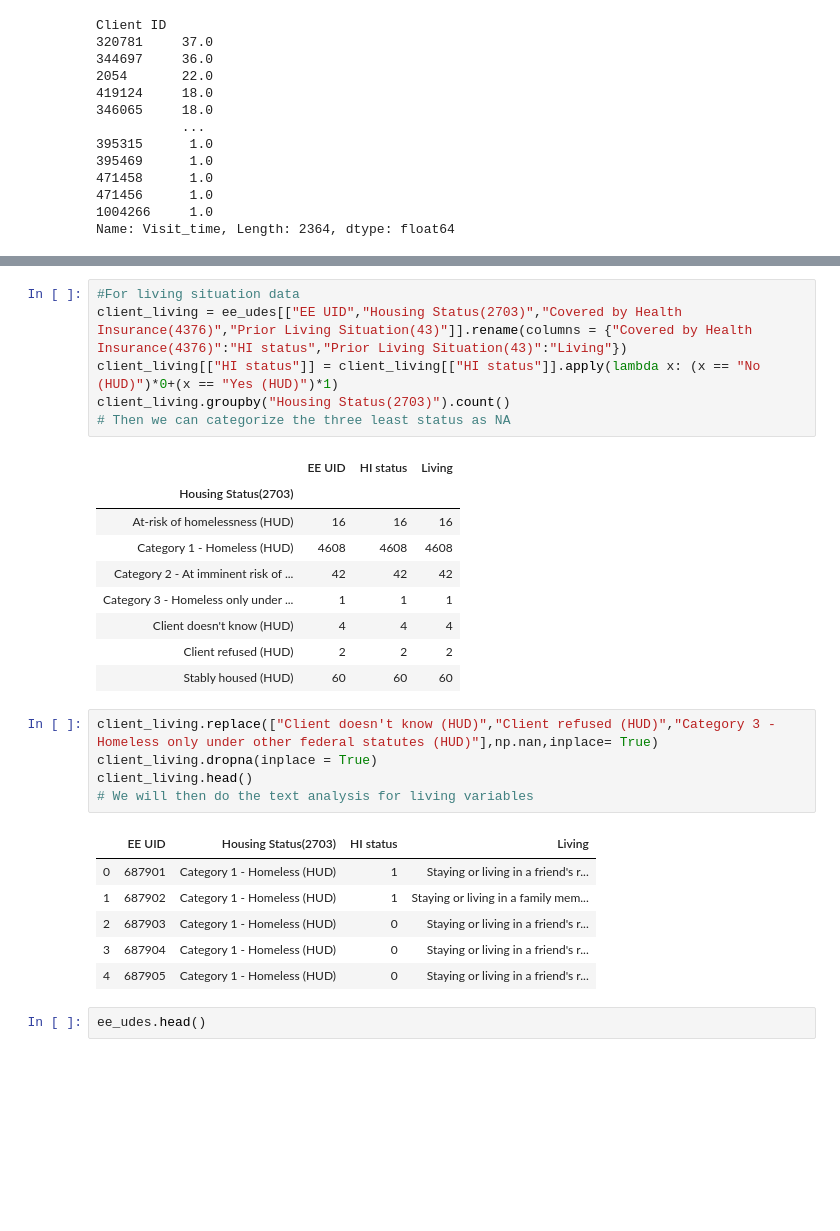
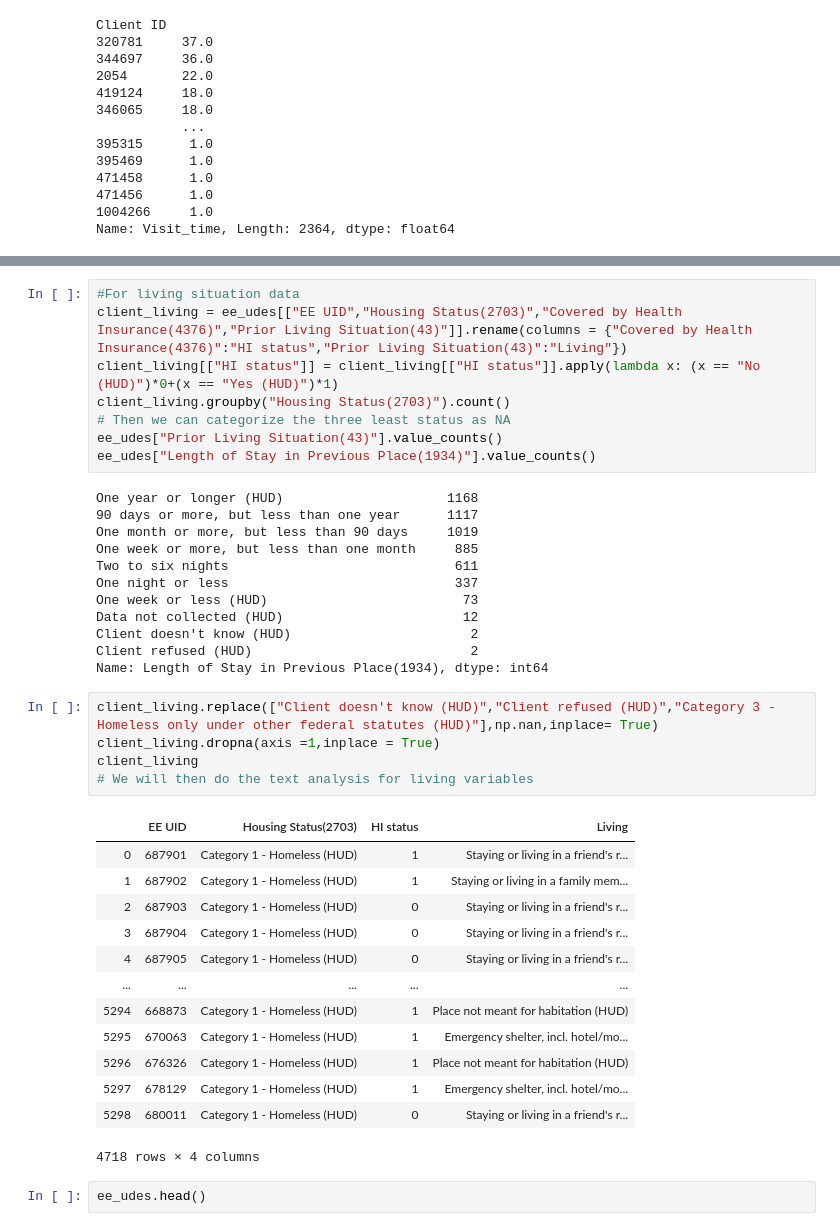
Before and after one commit to CHENGHAO-WANG/bios611-projects-fall-2019-lcw68, a Jupyter notebook: project_3/scripts/Proj3_wrangling.ipynb, the cells around one changed output, grey strips where cells are left out. Drawn from its saved outputs; the diff is of its cells as text; blank space fills up the shorter version.

```diff
--- a/project_3/scripts/Proj3_wrangling.ipynb
+++ b/project_3/scripts/Proj3_wrangling.ipynb
@@ -178,28 +322,39 @@ client_living = ee_udes[["EE UID","Housing Status(2703)","Covered by Health Insu
 client_living[["HI status"]] = client_living[["HI status"]].apply(lambda x: (x == "No (HUD)")*0+(x == "Yes (HUD)")*1)
 client_living.groupby("Housing Status(2703)").count()
 # Then we can categorize the three least status as NA
+ee_udes["Prior Living Situation(43)"].value_counts()
+ee_udes["Length of Stay in Previous Place(1934)"].value_counts()
 # %% [output]
-|  | EE UID | HI status | Living |
-| Housing Status(2703) |  |  |  |
-| At-risk of homelessness (HUD) | 16 | 16 | 16 |
-| Category 1 - Homeless (HUD) | 4608 | 4608 | 4608 |
-| Category 2 - At imminent risk of ... | 42 | 42 | 42 |
-| Category 3 - Homeless only under ... | 1 | 1 | 1 |
-| Client doesn't know (HUD) | 4 | 4 | 4 |
-| Client refused (HUD) | 2 | 2 | 2 |
-| Stably housed (HUD) | 60 | 60 | 60 |
+One year or longer (HUD)                     1168
+90 days or more, but less than one year      1117
+One month or more, but less than 90 days     1019
+One week or more, but less than one month     885
+Two to six nights                             611
+One night or less                             337
+One week or less (HUD)                         73
+Data not collected (HUD)                       12
+Client doesn't know (HUD)                       2
+Client refused (HUD)                            2
+Name: Length of Stay in Previous Place(1934), dtype: int64
 # %%
 client_living.replace(["Client doesn't know (HUD)","Client refused (HUD)","Category 3 - Homeless only under other federal statutes (HUD)"],np.nan,inplace= True)
-client_living.dropna(inplace = True)
-client_living.head()
+client_living.dropna(axis =1,inplace = True)
+client_living
 # We will then do the text analysis for living variables
 # %% [output]
 |  | EE UID | Housing Status(2703) | HI status | Living |
 | 0 | 687901 | Category 1 - Homeless (HUD) | 1 | Staying or living in a friend's r... |
 | 1 | 687902 | Category 1 - Homeless (HUD) | 1 | Staying or living in a family mem... |
 | 2 | 687903 | Category 1 - Homeless (HUD) | 0 | Staying or living in a friend's r... |
 | 3 | 687904 | Category 1 - Homeless (HUD) | 0 | Staying or living in a friend's r... |
 | 4 | 687905 | Category 1 - Homeless (HUD) | 0 | Staying or living in a friend's r... |
+| ... | ... | ... | ... | ... |
+| 5294 | 668873 | Category 1 - Homeless (HUD) | 1 | Place not meant for habitation (HUD) |
+| 5295 | 670063 | Category 1 - Homeless (HUD) | 1 | Emergency shelter, incl. hotel/mo... |
+| 5296 | 676326 | Category 1 - Homeless (HUD) | 1 | Place not meant for habitation (HUD) |
+| 5297 | 678129 | Category 1 - Homeless (HUD) | 1 | Emergency shelter, incl. hotel/mo... |
+| 5298 | 680011 | Category 1 - Homeless (HUD) | 0 | Staying or living in a friend's r... |
+4718 rows × 4 columns
 # %%
 ee_udes.head()
 # %% [output]
```
Also changed, not shown: parts of 16 cells of this notebook, 3 other files.
